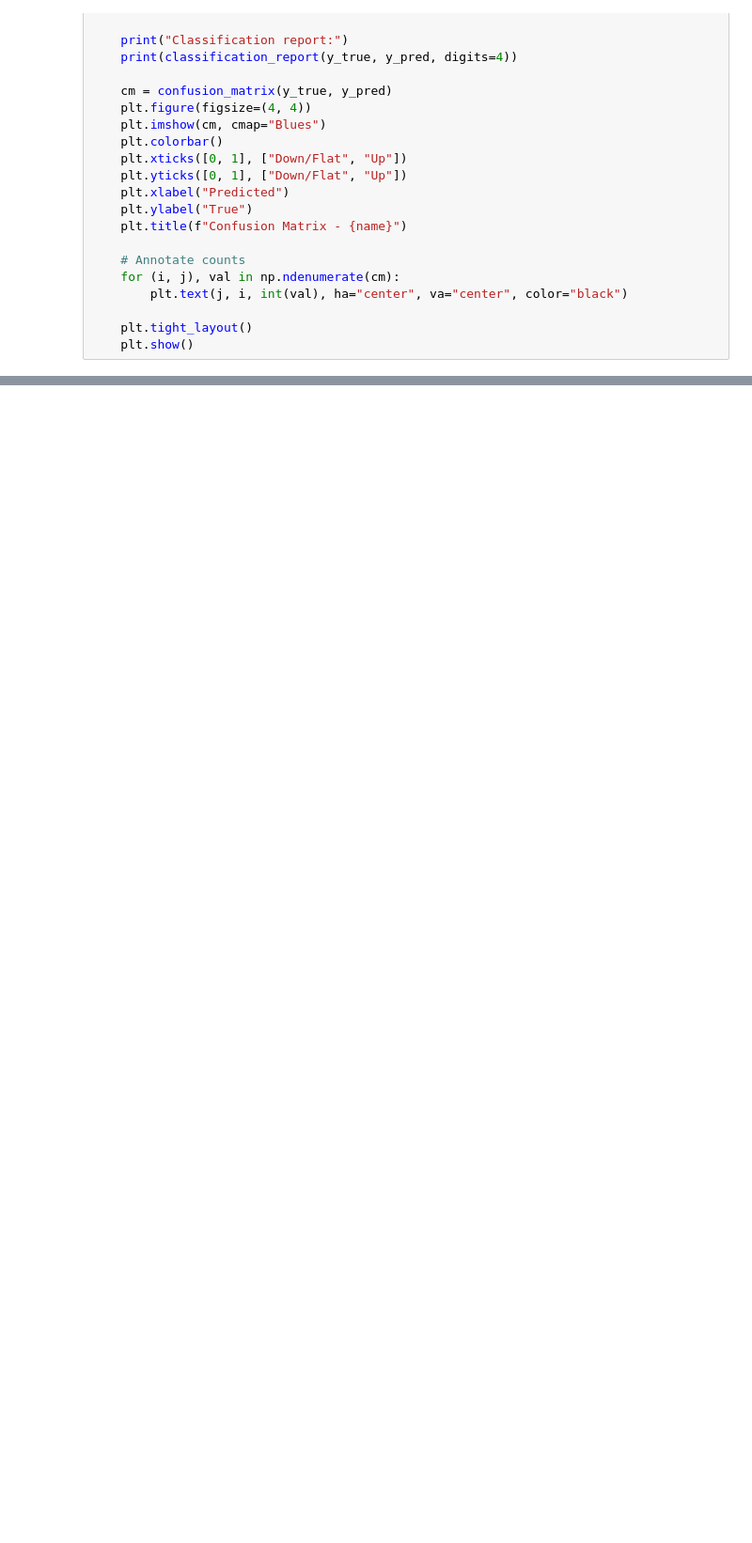
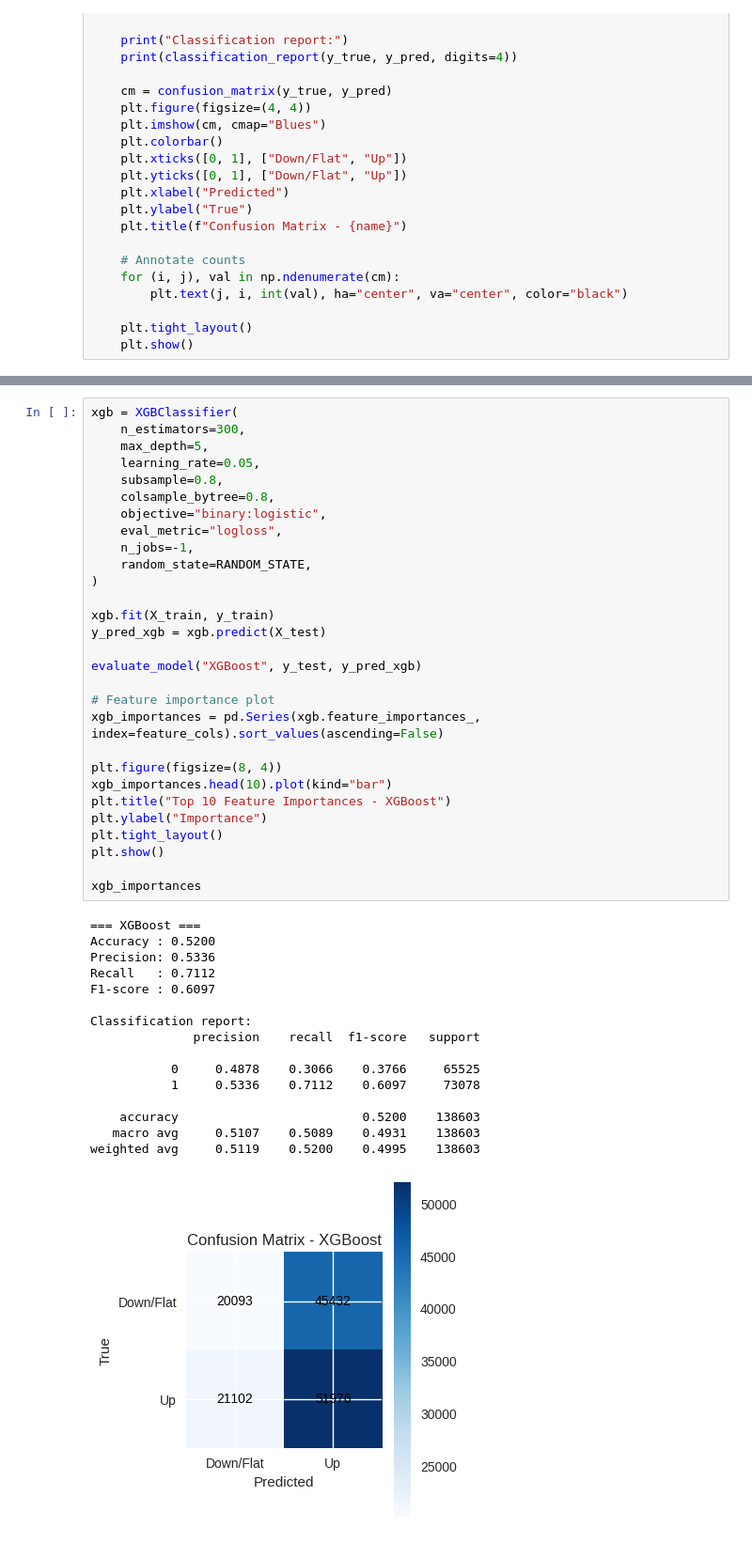
Before and after one commit to tabbott207/3156Final, a Jupyter notebook: notebooks/main.ipynb, the cells around one changed output, grey strips where cells are left out. Shown: that part at 94% size. Cells and saved outputs as stored; diff of their text form; blank space fills up the shorter version.

```diff
--- a/notebooks/main.ipynb
+++ b/notebooks/main.ipynb
@@ -213,0 +283,46 @@ def evaluate_model(name, y_true, y_pred):
+# %%
+xgb = XGBClassifier(
+    n_estimators=300,
+    max_depth=5,
+    learning_rate=0.05,
+    subsample=0.8,
+    colsample_bytree=0.8,
+    objective="binary:logistic",
+    eval_metric="logloss",
+    n_jobs=-1,
+    random_state=RANDOM_STATE,
+)
+
+xgb.fit(X_train, y_train)
+y_pred_xgb = xgb.predict(X_test)
+
+evaluate_model("XGBoost", y_test, y_pred_xgb)
+
+# Feature importance plot
+xgb_importances = pd.Series(xgb.feature_importances_, index=feature_cols).sort_values(ascending=False)
+
+plt.figure(figsize=(8, 4))
+xgb_importances.head(10).plot(kind="bar")
+plt.title("Top 10 Feature Importances - XGBoost")
+plt.ylabel("Importance")
+plt.tight_layout()
+plt.show()
+
+xgb_importances
+# %% [output]
+=== XGBoost ===
+Accuracy : 0.5200
+Precision: 0.5336
+Recall   : 0.7112
+F1-score : 0.6097
+
+Classification report:
+              precision    recall  f1-score   support
+
+           0     0.4878    0.3066    0.3766     65525
+           1     0.5336    0.7112    0.6097     73078
+
+    accuracy                         0.5200    138603
+   macro avg     0.5107    0.5089    0.4931    138603
+weighted avg     0.5119    0.5200    0.4995    138603
+[figure, added]
```
Also changed, not shown: parts of 5 cells of this notebook.
